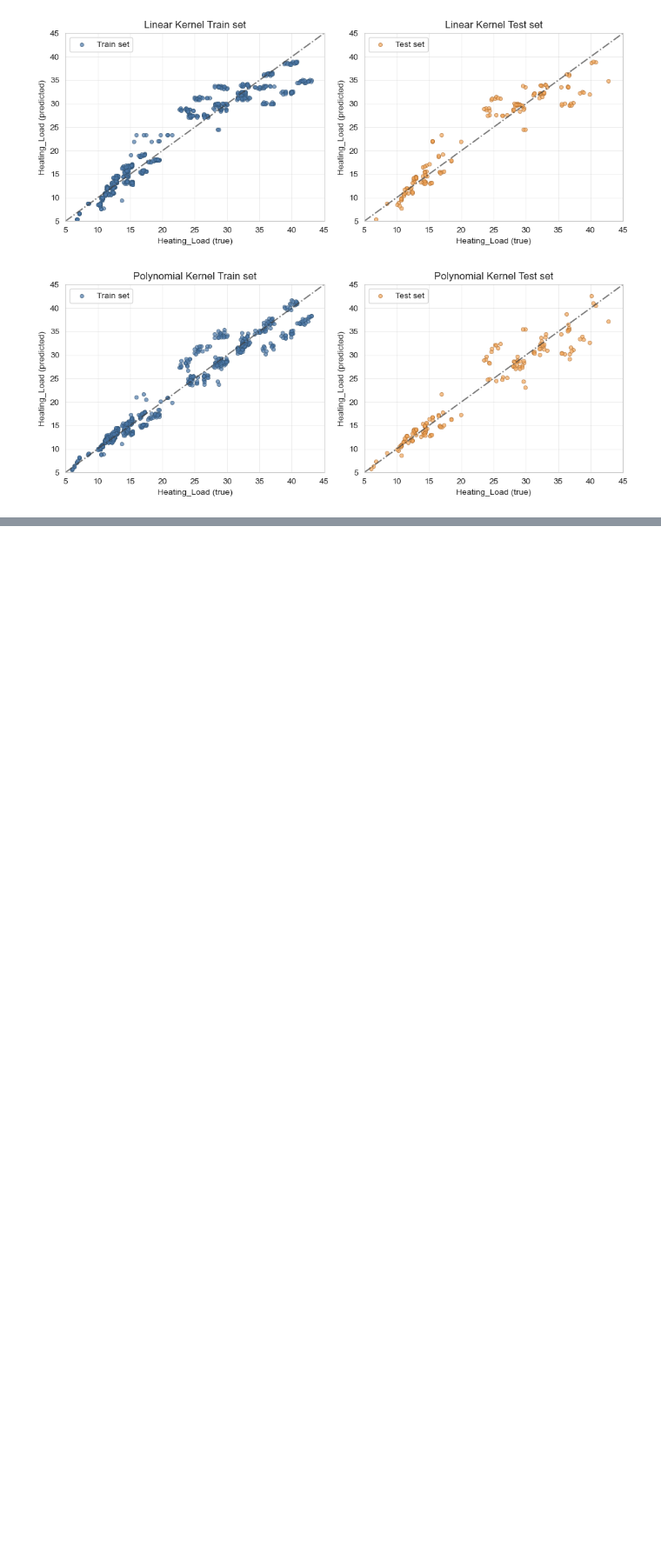
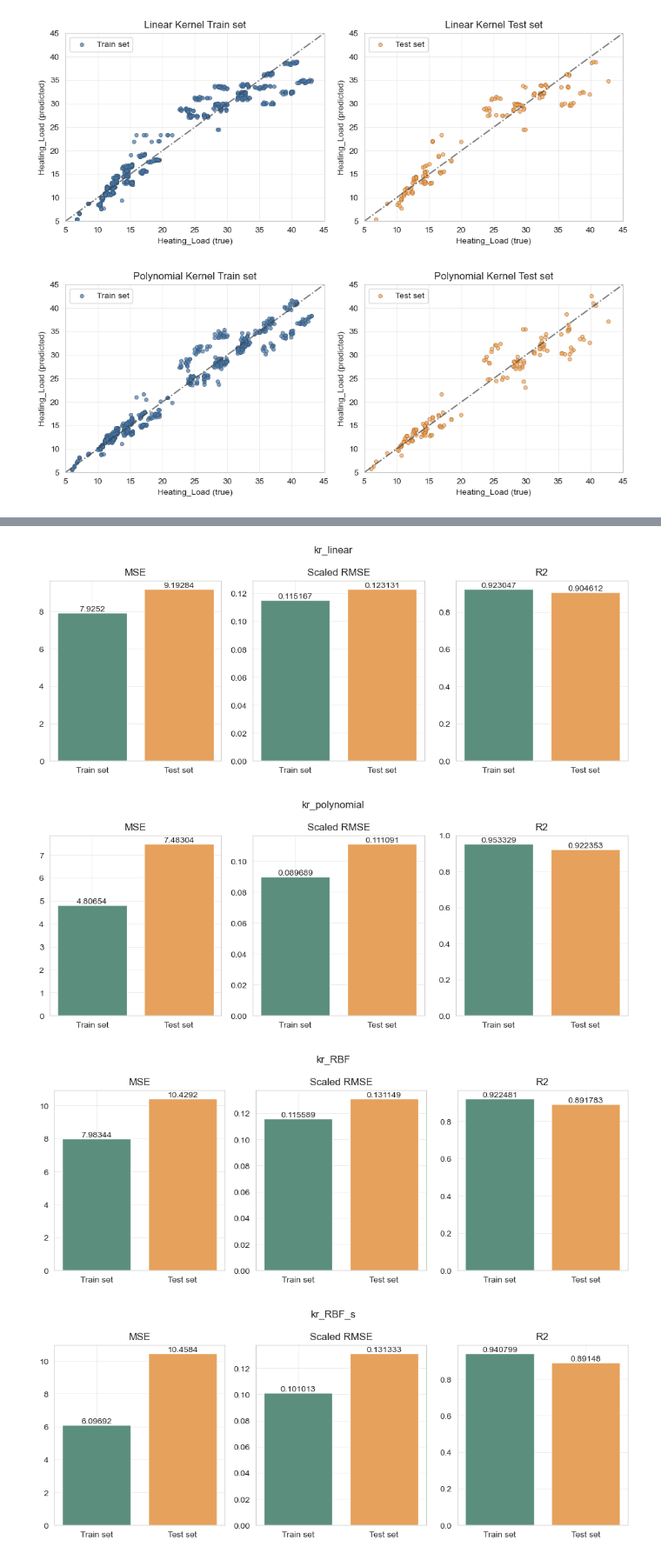
Before and after one commit to Ty1-210/learning-notes, a Jupyter notebook: DSA5102/DSA5102_Programming_Assignment-1.ipynb, the cells around one changed output, grey strips where cells are left out. Shown at 87% size. Drawn from its saved outputs; the diff is of its cells as text; code cells hidden in the pictures; blank space fills up the shorter version.

```diff
--- a/DSA5102/DSA5102_Programming_Assignment-1.ipynb
+++ b/DSA5102/DSA5102_Programming_Assignment-1.ipynb
@@ -510,0 +614,48 @@ plt.show()
+# %%
+mse_kr_RBF_train_s = mean_squared_error(y_train, y_hat_kr_RBF_train_s)
+mse_kr_RBF_test_s = mean_squared_error(y_test, y_hat_kr_RBF_test_s)
+
+scaled_rmse_kr_RBF_train_s = rmse_scaled(y_train, y_hat_kr_RBF_train_s)
+scaled_rmse_kr_RBF_test_s = rmse_scaled(y_test, y_hat_kr_RBF_test_s)
+
+r2_kr_RBF_train_s = r2_score(y_train, y_hat_kr_RBF_train_s)
+r2_kr_RBF_test_s = r2_score(y_test, y_hat_kr_RBF_test_s)
+
+evaluation_RBF_s = pd.DataFrame({
+    'MSE': [mse_kr_RBF_train_s, mse_kr_RBF_test_s],
+    'Scaled RMSE': [scaled_rmse_kr_RBF_train_s, scaled_rmse_kr_RBF_test_s],
+    'R2': [r2_kr_RBF_train_s, r2_kr_RBF_test_s]},
+    index=['Train', 'Test'])
+# %%
+# compare
+def plot_evaluation(evaluation, model_name):
+    fig, ax = plt.subplots(1, 3, figsize = (10, 4))
+
+    metrics = ['MSE', 'Scaled RMSE', 'R2']
+    colors = ['#5B8E7D', '#E6A15C']
+
+    for a, metric in zip(ax, metrics):
+        bars = a.bar(
+            ['Train set', 'Test set'],
+            evaluation[metric],
+            color = colors
+        )
+
+        a.bar_label(bars)
+
+        a.set_title(metric)
+
+    fig.suptitle(model_name)
+    fig.tight_layout()
+    plt.show()
+# %%
+plot_evaluation(evaluation_linear, 'kr_linear')
+plot_evaluation(evaluation_polynomial, 'kr_polynomial')
+plot_evaluation(evaluation_RBF, 'kr_RBF')
+plot_evaluation(evaluation_RBF_s, 'kr_RBF_s')
+plt.show()
+# %% [output]
+[figure, added]
+[figure, added]
+[figure, added]
+[figure, added]
```
Also changed, not shown: parts of 10 cells of this notebook.
